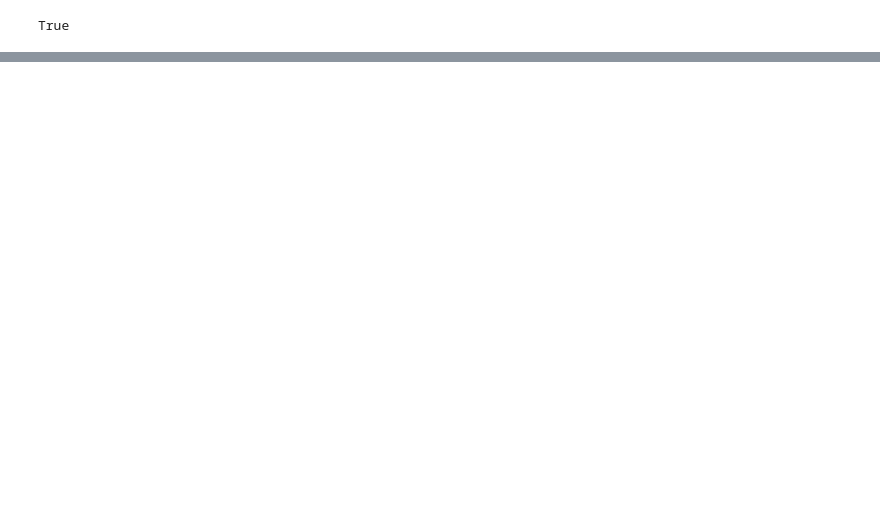
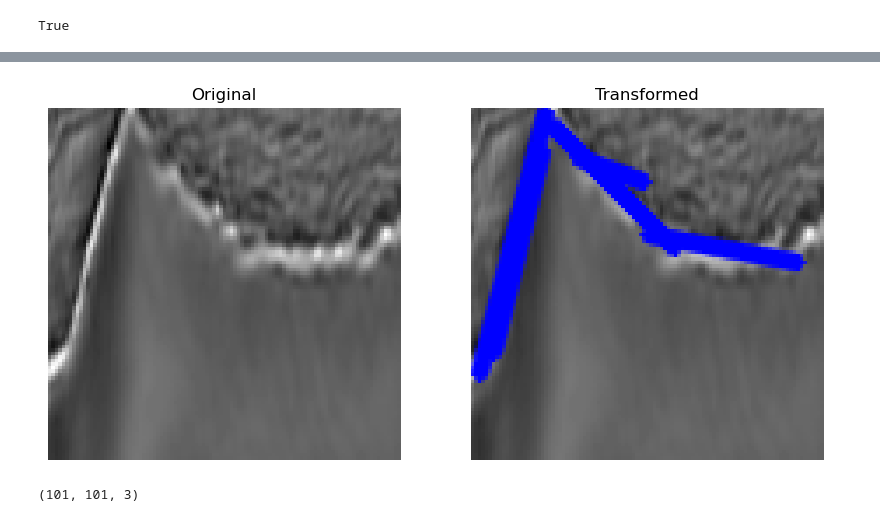
Before and after one commit to lucterres/textureSSD, a Jupyter notebook: angles.ipynb, the cells around one changed output, grey strips where cells are left out. Drawn from its saved outputs; the diff is of its cells as text; code cells hidden in the pictures; blank space fills up the shorter version.

```diff
--- a/angles.ipynb
+++ b/angles.ipynb
@@ -59,0 +74,3 @@ True
+# %%
+img = cv2.imread('casa.webp')
+original = img
@@ -60,2 +100,18 @@ True
+# %%
+def probHough(original, tresh = 20, minPoints=30, maxGap=5):
+	probabLines = original.copy()
+	edges = cv2.Canny(original,100,200)
+	# Probabilistic Line Transform
+	#        cv2.HoughLinesP(edges,rho resolut pxls , theta radians  , tresh itersections, lines, min pnts, max gap pnts)
+	linesP = cv2.HoughLinesP(edges,      1          ,  np.pi / 180   ,       tresh          , None ,   minPoints    ,      maxGap     )
+	# Draw the probabilistic lines
+	if linesP is not None:
+		for i in range(0, len(linesP)):
+			l = linesP[i][0]
+			cv2.line(probabLines, (l[0], l[1]), (l[2], l[3]), (0,0,255), 3, cv2.LINE_AA)
+			#cv2.imwrite("patch"+str(i)+".png", original[l[1]:l[3], l[0]:l[2]])
+
+	show2Images(original, probabLines)
+	return linesP,probabLines
 # %%
 sample_path="tgs_salt/1bd1c8c771.png"
@@ -136,3 +119,7 @@ linesP.shape
+# %%
+sample_path="tgs_salt/0bdd44d530.png"
+mask_path  ="tgs_salt/0bdd44d530Mask.png"
+original = cv2.imread(mask_path)
 # %%
 linesP
 # %% [output]
@@ -143,3 +132,12 @@ array([[[ 6, 70, 20, 12]],
        [[23,  5, 58, 40]],
 
        [[50, 36, 93, 44]]], dtype=int32)
+# %%
+
+linesP, imgTrasnf = probHough(original, 30, 5)
+# %% [output]
+[figure, added]
+# %%
+imgTrasnf.shape
+# %% [output]
+(101, 101, 3)
```
Also changed, not shown: parts of 16 cells of this notebook.
